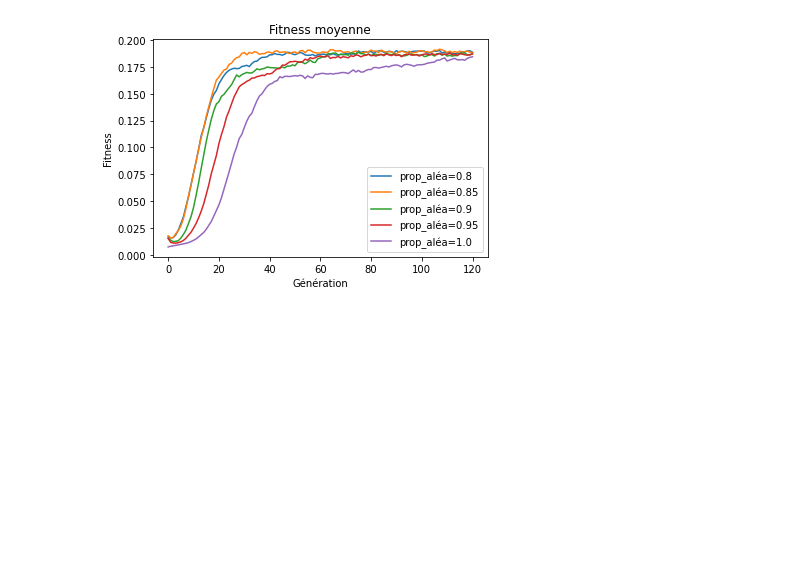
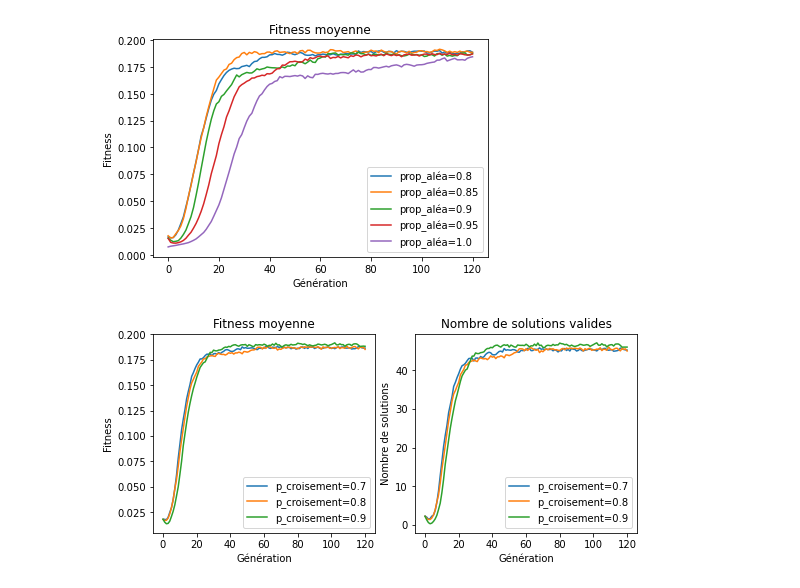
Before and after one commit to HubESI/Optim, a Jupyter notebook: ga_parameters_tuning.ipynb, the cells around one changed output. Saved outputs shown, nothing was run; the diff lists cells and outputs as text; code cells hidden in the pictures; blank space fills up the shorter version.

Commit message:
feat crossover rate tuning

```diff
--- a/ga_parameters_tuning.ipynb
+++ b/ga_parameters_tuning.ipynb
@@ -13,11 +13,11 @@ max_generations = 120
 fig, ax = plt.subplots()
 x = np.arange(0, max_generations + 1)
 rand_proportions = np.arange(0.8, 1.01, 0.05).round(2)
-f = open("ga_concepts/parameters/rand_proportions.npy", "wb")
+f = open("ga_concepts/parameters/rand_proportions_tmp.npy", "wb")
 for rand_proportion in rand_proportions:
     total_avgs_fitness = np.zeros(max_generations + 1)
     for _ in range(nb_runs):
-        col = GA(g, population_size=population_size, max_generations=max_generations, rand_proportion=rand_proportion)
+        col = GA(g, population_size=population_size, rand_proportion=rand_proportion, max_generations=max_generations)
         gens_info, t = col.solve()
         total_avgs_fitness += np.array(gens_info[3])
     total_avgs_fitness /= nb_runs
@@ -31,3 +31,42 @@ ax.legend()
 fig.savefig("ga_concepts/parameters/rand_proportions_tmp.pdf", bbox_inches='tight')
 # %% [output]
 [figure]
+# %%
+rand_proportion = 0.85
+# %%
+fig, ax = plt.subplots(1, 2, figsize=(7.5, 3.5), constrained_layout=True)
+x = np.arange(0, max_generations + 1)
+crossover_rates = np.arange(0.7, 0.91, 0.1).round(2)
+f = open("ga_concepts/parameters/crossover_rates_tmp.npy", "wb")
+for crossover_rate in crossover_rates:
+    total_nb_solutions = np.zeros(max_generations + 1)
+    total_avgs_fitness = np.zeros(max_generations + 1)
+    for _ in range(nb_runs):
+        col = GA(
+            g,
+            population_size=population_size,
+            rand_proportion=rand_proportion,
+            crossover_rate=crossover_rate,
+            max_generations=max_generations
+        )
+        gens_info, t = col.solve()
+        total_nb_solutions += np.array(gens_info[2])
+        total_avgs_fitness += np.array(gens_info[3])
+    total_nb_solutions /= nb_runs
+    total_avgs_fitness /= nb_runs
+    np.save(f, total_nb_solutions)
+    np.save(f, total_avgs_fitness)
+    ax[1].plot(x, total_nb_solutions, label=f"p_croisement={crossover_rate}")
+    ax[0].plot(x, total_avgs_fitness, label=f"p_croisement={crossover_rate}")
+f.close()
+ax[1].set_title("Nombre de solutions valides")
+ax[1].set_xlabel("Génération")
+ax[1].set_ylabel("Nombre de solutions")
+ax[1].legend()
+ax[0].set_title("Fitness moyenne")
+ax[0].set_xlabel("Génération")
+ax[0].set_ylabel("Fitness")
+ax[0].legend()
+fig.savefig("ga_concepts/parameters/crossover_rates_tmp.pdf", bbox_inches='tight')
+# %% [output]
+[figure, added]
```
Also changed, not shown: parts of 2 cells of this notebook, 5 other files.
